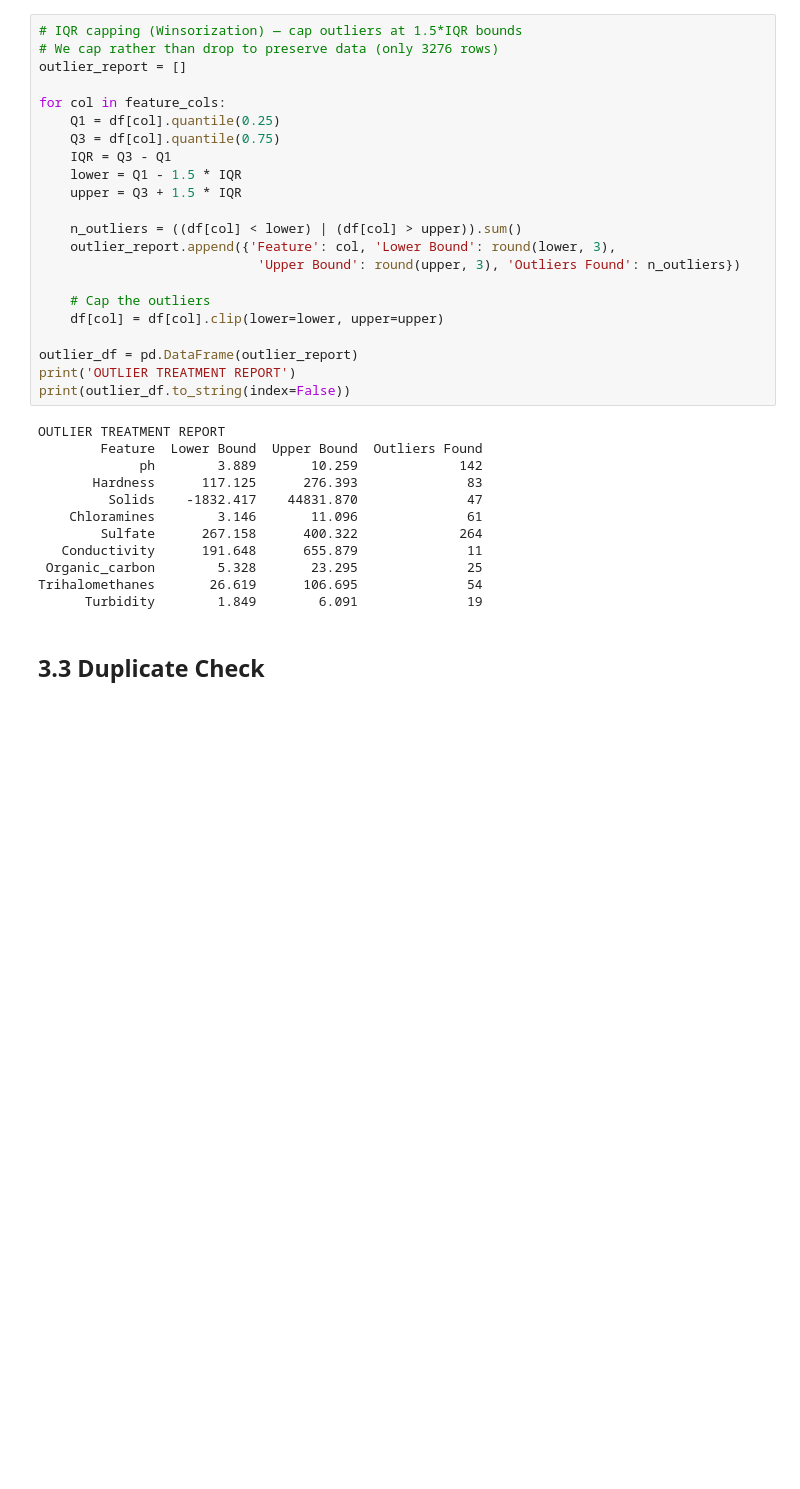
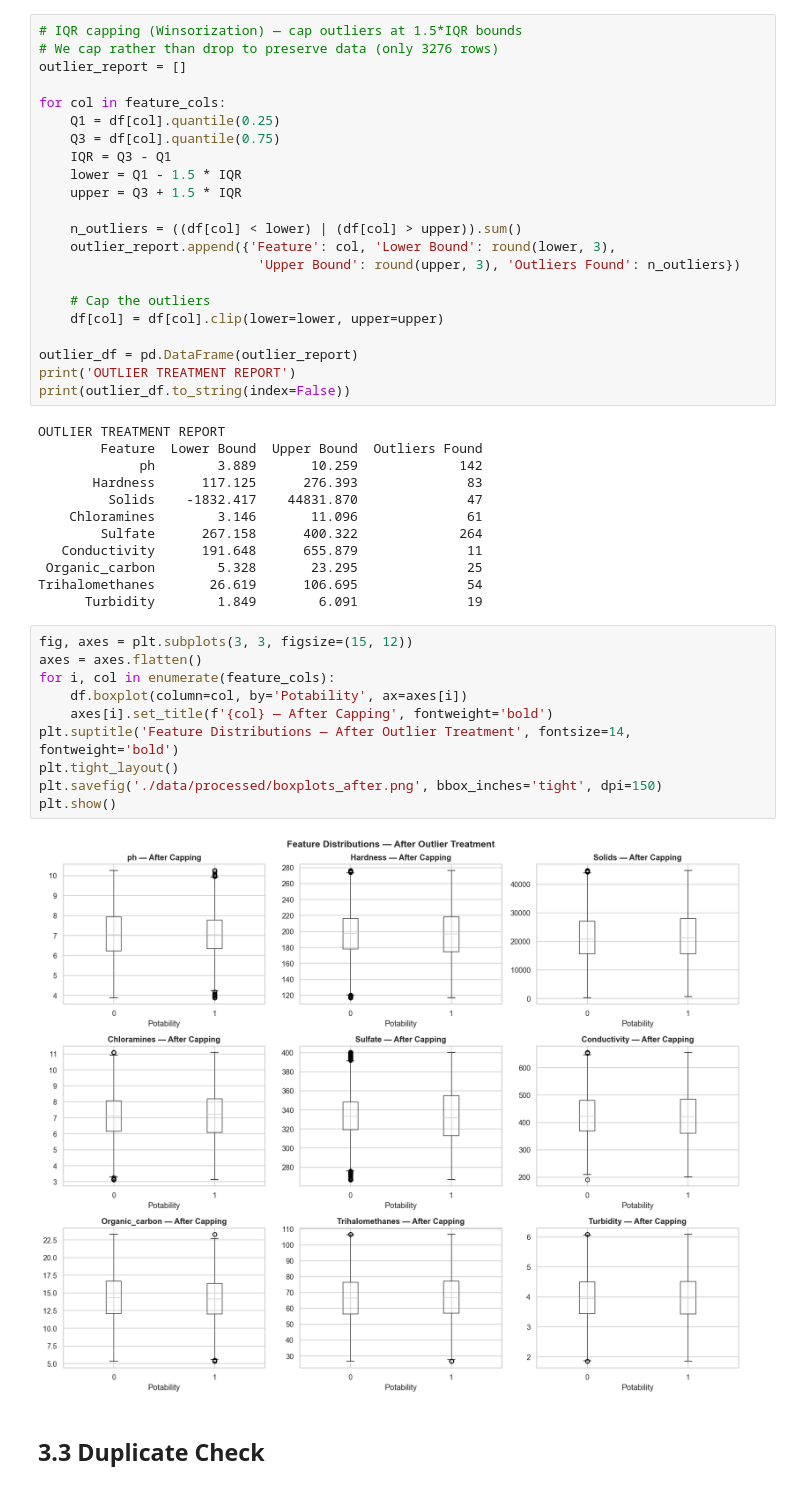
Before and after one commit to BaintyKaur/Water-Quality-Classification, a Jupyter notebook: 03_preprocessing.ipynb, the cells around one changed output. Drawn from its saved outputs; the diff is of its cells as text; blank space fills up the shorter version.

Commit message:
Added post-treatment boxplot

```diff
--- a/03_preprocessing.ipynb
+++ b/03_preprocessing.ipynb
@@ -106,6 +106,18 @@ OUTLIER TREATMENT REPORT
  Organic_carbon        5.328       23.295              25
 Trihalomethanes       26.619      106.695              54
       Turbidity        1.849        6.091              19
+# %%
+fig, axes = plt.subplots(3, 3, figsize=(15, 12))
+axes = axes.flatten()
+for i, col in enumerate(feature_cols):
+    df.boxplot(column=col, by='Potability', ax=axes[i])
+    axes[i].set_title(f'{col} — After Capping', fontweight='bold')
+plt.suptitle('Feature Distributions — After Outlier Treatment', fontsize=14, fontweight='bold')
+plt.tight_layout()
+plt.savefig('./data/processed/boxplots_after.png', bbox_inches='tight', dpi=150)
+plt.show()
+# %% [output]
+[figure, added]
 # %% [markdown]
 ## 3.3 Duplicate Check
 # %%
```
Also changed, not shown: 1 other file.
